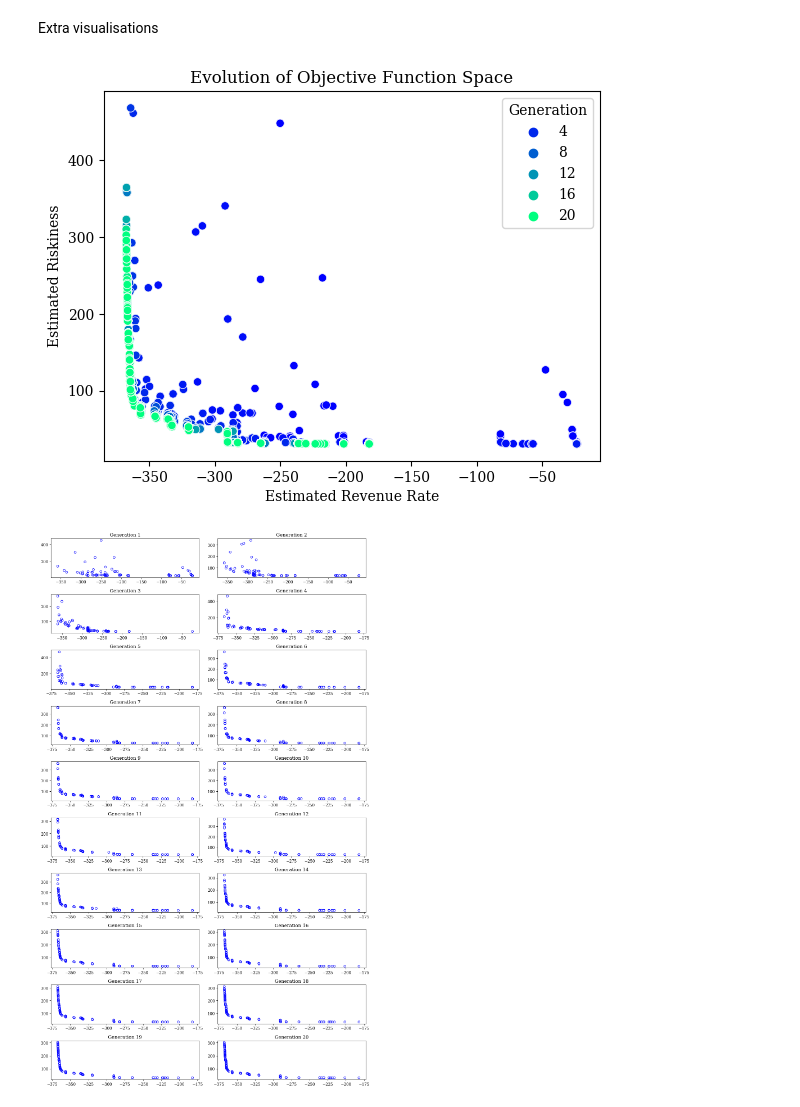
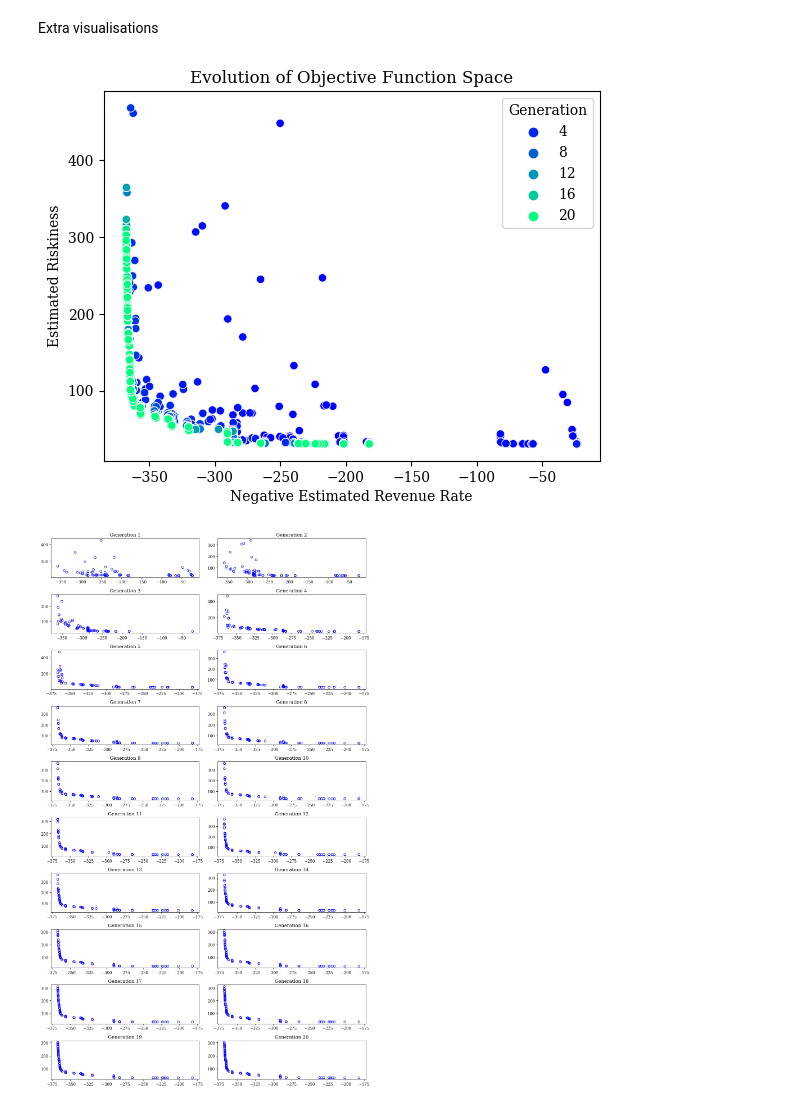
Before and after one commit to tanjoash/tiktok-hackathon, a Jupyter notebook: optimization/tiktok_optimisation_model.ipynb, the cells around one changed output. Saved outputs shown, nothing was run; the diff lists cells and outputs as text; code cells hidden in the pictures.

```diff
--- a/optimization/tiktok_optimisation_model.ipynb
+++ b/optimization/tiktok_optimisation_model.ipynb
@@ -345,20 +345,20 @@ Extra visualisations
 # %%
 objective_values_history = [gen.pop.get("F") for gen in res.history]
 data = []
 
 for i, generation in enumerate(objective_values_history, start=1):
     for individual in generation:
         data.append([i, individual[0], individual[1]])
 
 df = pd.DataFrame(data, columns=['Generation', 'Estimated Revenue Rate', 'Estimated Riskiness'])
 
 sns.scatterplot(x='Estimated Revenue Rate', y='Estimated Riskiness', hue='Generation', data=df, palette='winter')
 plt.title('Evolution of Objective Function Space')
-plt.xlabel('Estimated Revenue Rate')
+plt.xlabel('Negative Estimated Revenue Rate')
 plt.ylabel('Estimated Riskiness')
 plt.show()
 # %% [output]
-[figure, old version]
+[figure, new version]
 # %%
 fig, axes = plt.subplots(nrows=10, ncols=2, figsize=(12, 20))
 axes_flat = axes.flatten()
```
Also changed, not shown: 1 other file.
